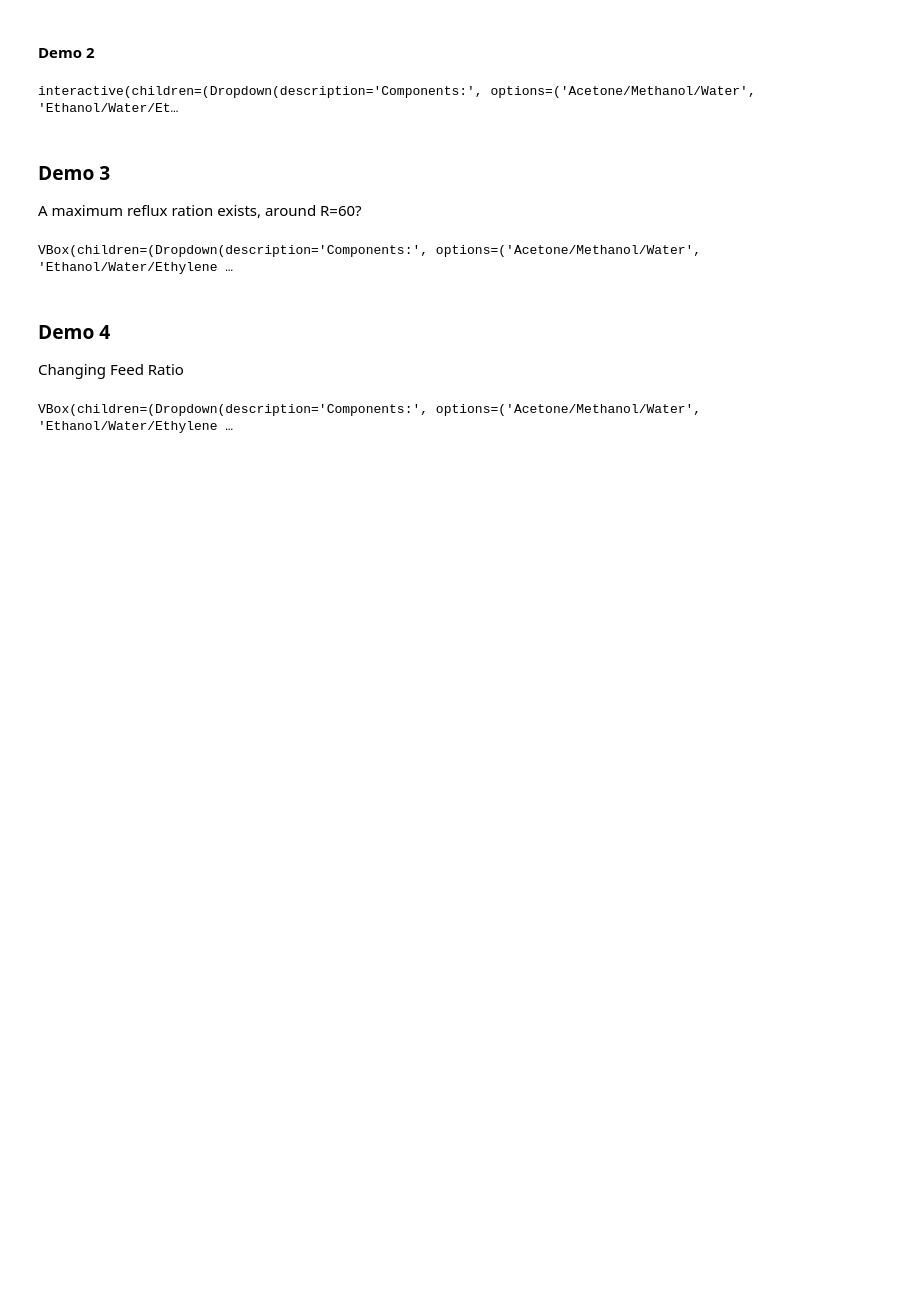
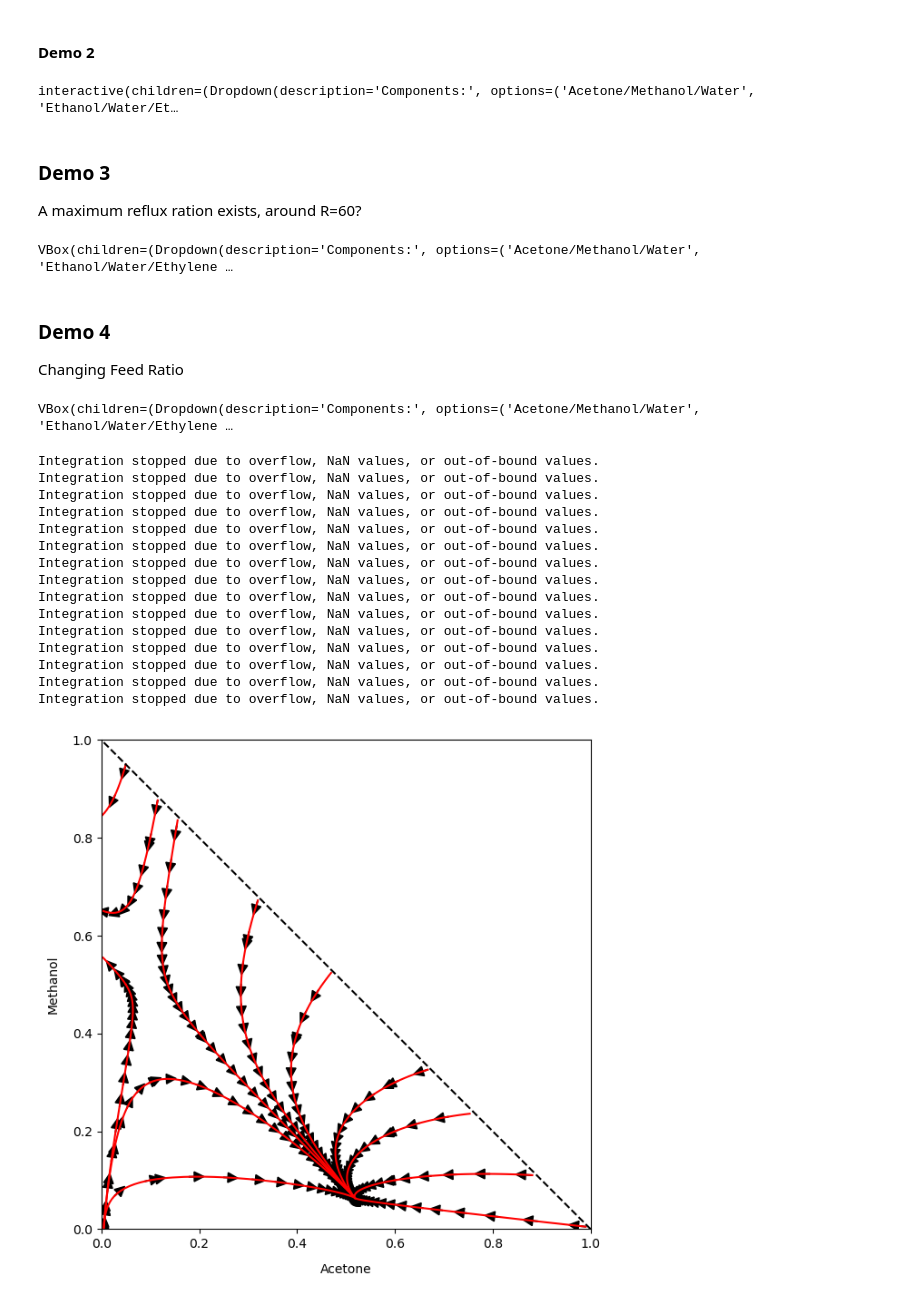
Before and after one commit to AMKCode/ExtractiveDistillationSimulator, a Jupyter notebook: src/Example5.ipynb, the cells around one changed output. Cells and saved outputs as stored; diff of their text form; code cells hidden in the pictures; blank space fills up the shorter version.

Commit message:
added middle phaseportrait for acetmethwater

```diff
--- a/src/Example5.ipynb
+++ b/src/Example5.ipynb
@@ -236,3 +236,49 @@ layout = VBox([system_widget,middle_start_widget, HBox([Fr_slider, go_button]),
 display(layout)
 # %% [output]
 VBox(children=(Dropdown(description='Components:', options=('Acetone/Methanol/Water', 'Ethanol/Water/Ethylene …
+# %%
+out_middle_phase_portrait = Output()
+Fr = 1.0
+xFL = np.array([0.3, 0.6, 0.1])
+xFU = np.array([0.2, 0.1, 0.7])
+zF = (Fr/(1+Fr))*xFU + (1/(1+Fr))*xFL                                #Knapp Equation 5.9
+xD = np.array([0.93, 0.04, 0.03])
+D_B = ((zF[0] - 0.02) / (xD[0] - zF[0]))                             #Knapp Equation 5.13, set xB[0] = 0.01
+xB = np.array([0.02, (zF[1] - D_B*(xD[1]-zF[1])), (zF[2] - D_B*(xD[2]*zF[2]))])
+R = 3
+distillation_model = DistillationModelDoubleFeed(thermo_model=AceMethWaterSys, Fr = Fr, zF = zF, xFL = xFL, xFU = xFU, xD = xD, xB = xB, reflux = R)
+middle_portrait = phase_portraits(thermo_model=AceMethWaterSys, distil_model=distillation_model)
+fig, ax = plt.subplots(1,1,figsize= (7,7))
+middle_portrait.plot_middle_portrait(ax, [0,7],data_points = 200,
+                            init_comps = [
+                                            np.array([0.4,0.4,0.2]),
+                                            np.array([0.6,0.2,0.2]),
+                                            np.array([0.6,0.1,0.3]),
+                                            np.array([0.1,0.8,0.1]),
+                                            np.array([0.2,0.4,0.4]),
+                                            np.array([0.1,0.1,0.8]),
+                                            np.array([0.1,0.3,0.6]),
+                                            np.array([0.3,0.6,0.1]),
+                                            np.array([0.6,0.3,0.1]),
+                                            np.array([0.99,0.005,0.005]),
+                                            np.array([0.05,0.95,0.00]),
+                                            np.array([0.05,0.5,0.45]),
+                                            ])
+plt.show()
+# %% [output]
+Integration stopped due to overflow, NaN values, or out-of-bound values.
+Integration stopped due to overflow, NaN values, or out-of-bound values.
+Integration stopped due to overflow, NaN values, or out-of-bound values.
+Integration stopped due to overflow, NaN values, or out-of-bound values.
+Integration stopped due to overflow, NaN values, or out-of-bound values.
+Integration stopped due to overflow, NaN values, or out-of-bound values.
+Integration stopped due to overflow, NaN values, or out-of-bound values.
+Integration stopped due to overflow, NaN values, or out-of-bound values.
+Integration stopped due to overflow, NaN values, or out-of-bound values.
+Integration stopped due to overflow, NaN values, or out-of-bound values.
+Integration stopped due to overflow, NaN values, or out-of-bound values.
+Integration stopped due to overflow, NaN values, or out-of-bound values.
+Integration stopped due to overflow, NaN values, or out-of-bound values.
+Integration stopped due to overflow, NaN values, or out-of-bound values.
+Integration stopped due to overflow, NaN values, or out-of-bound values.
+[figure, added]
```
